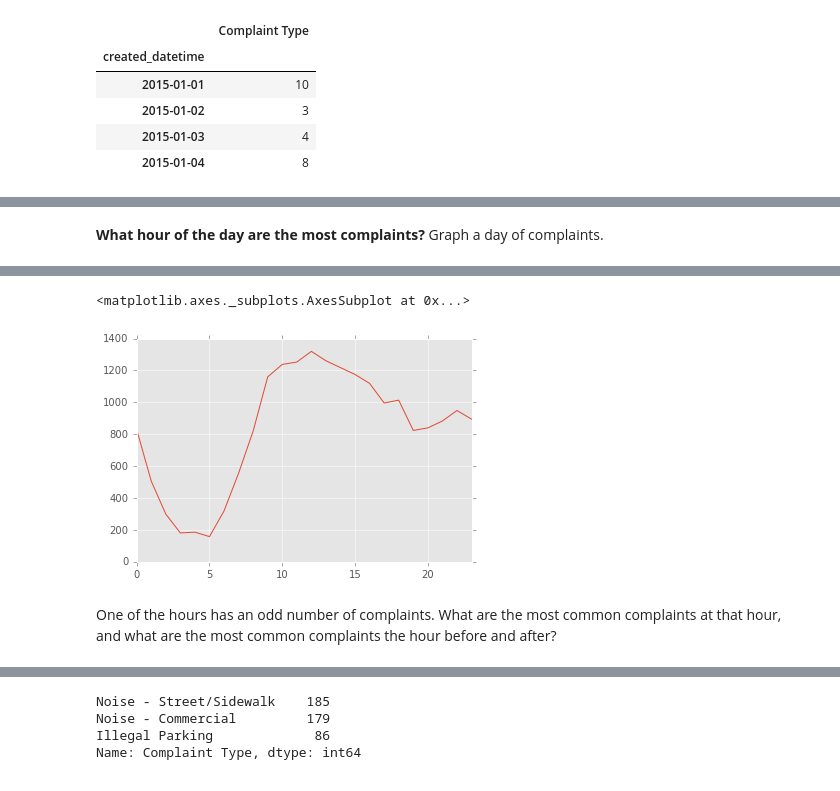
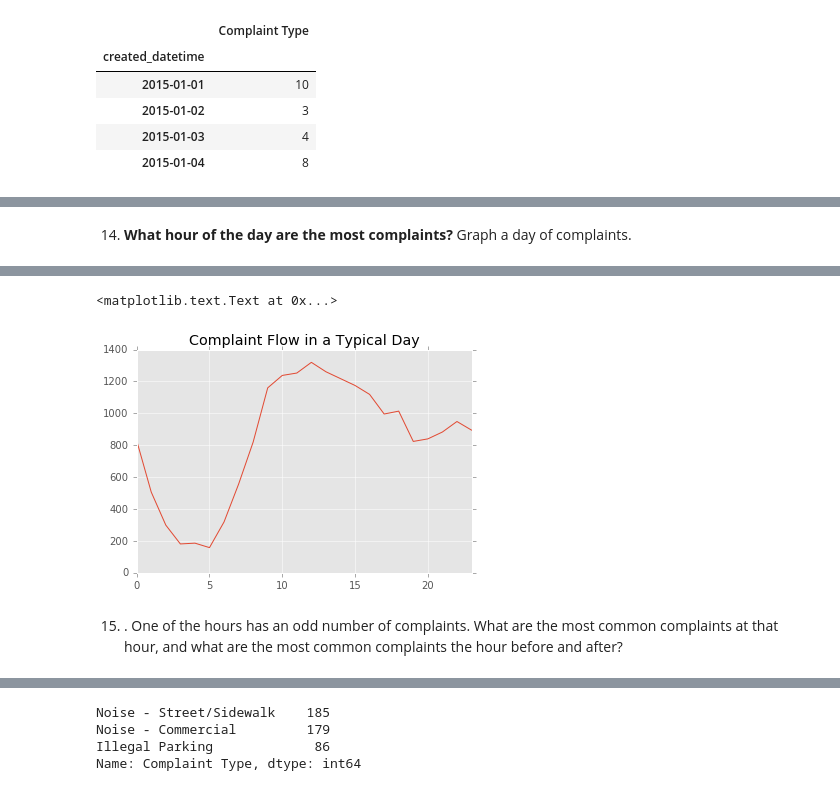
Before and after one commit to radhikapc/foundation-homework, a Jupyter notebook: homework12/311 time series homework.ipynb, the cells around one changed output, grey strips where cells are left out. Cells and saved outputs as stored; diff of their text form; code cells hidden in the pictures.

```diff
--- a/homework12/311 time series homework.ipynb
+++ b/homework12/311 time series homework.ipynb
@@ -481,5 +469,5 @@ top_days['complaint count'].plot('bar')
 # %% [markdown]
-**What hour of the day are the most complaints?** Graph a day of complaints.
+ 14) **What hour of the day are the most complaints?** Graph a day of complaints.
 # %%
 df['Unique Key'].groupby(by=df.index.hour).count()
 # %% [output]
@@ -501,12 +489,13 @@ df['Unique Key'].groupby(by=df.index.hour).count()
 23     895
 Name: Unique Key, dtype: int64
 # %%
-df['Unique Key'].groupby(by=df.index.hour).count().plot()
+ax = df['Unique Key'].groupby(by=df.index.hour).count().plot()
+ax.set_title("Complaint Flow in a Typical Day")
 # %% [output]
-<matplotlib.axes._subplots.AxesSubplot at 0x...>
+<matplotlib.text.Text at 0x...>
-[figure, old version]
+[figure, new version]
 # %% [markdown]
-One of the hours has an odd number of complaints. What are the most common complaints at that hour, and what are the most common complaints the hour before and after?
+15) . One of the hours has an odd number of complaints. What are the most common complaints at that hour, and what are the most common complaints the hour before and after?
 # %%
 df.head(3)
 # %% [output]
```
Also changed, not shown: parts of 40 cells of this notebook.
